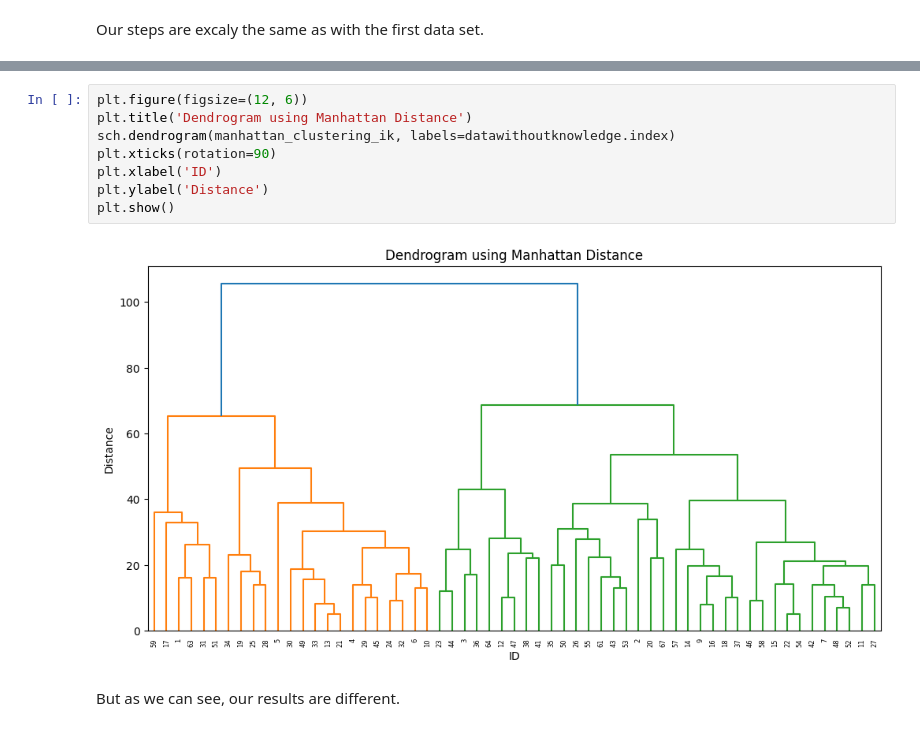
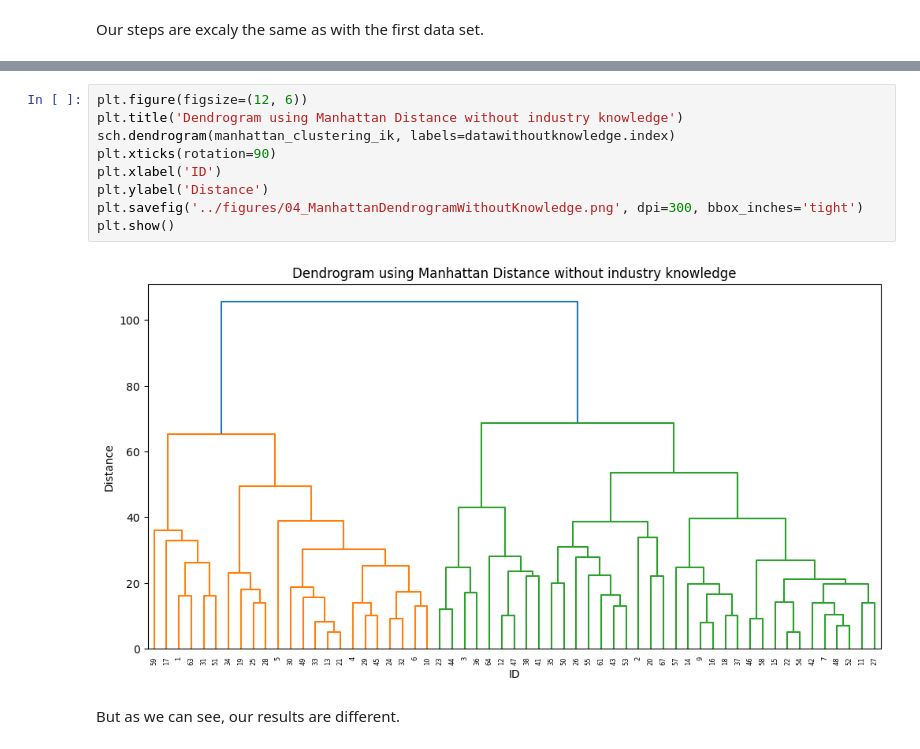
Before and after one commit to MalwinaKoz/Project-People-Analytics, a Jupyter notebook: notebooks/04_HierarchicalAgorithm.ipynb, the cells around one changed output, grey strips where cells are left out. Drawn from its saved outputs; the diff is of its cells as text.

```diff
--- a/notebooks/04_AdditionalAnalysis.ipynb
+++ b/notebooks/04_HierarchicalAgorithm.ipynb
@@ -153,13 +154,14 @@ plt.show()
 # %%
 plt.figure(figsize=(12, 6))
-plt.title('Dendrogram using Manhattan Distance')
+plt.title('Dendrogram using Manhattan Distance without industry knowledge')
 sch.dendrogram(manhattan_clustering_ik, labels=datawithoutknowledge.index)
 plt.xticks(rotation=90)
 plt.xlabel('ID')
 plt.ylabel('Distance')
+plt.savefig('../figures/04_ManhattanDendrogramWithoutKnowledge.png', dpi=300, bbox_inches='tight')
 plt.show()
 # %% [output]
-[figure, old version]
+[figure, new version]
 # %% [markdown]
 But as we can see, our results are different.
 # %%
```
Also changed, not shown: parts of 8 cells of this notebook, 4 other files.
